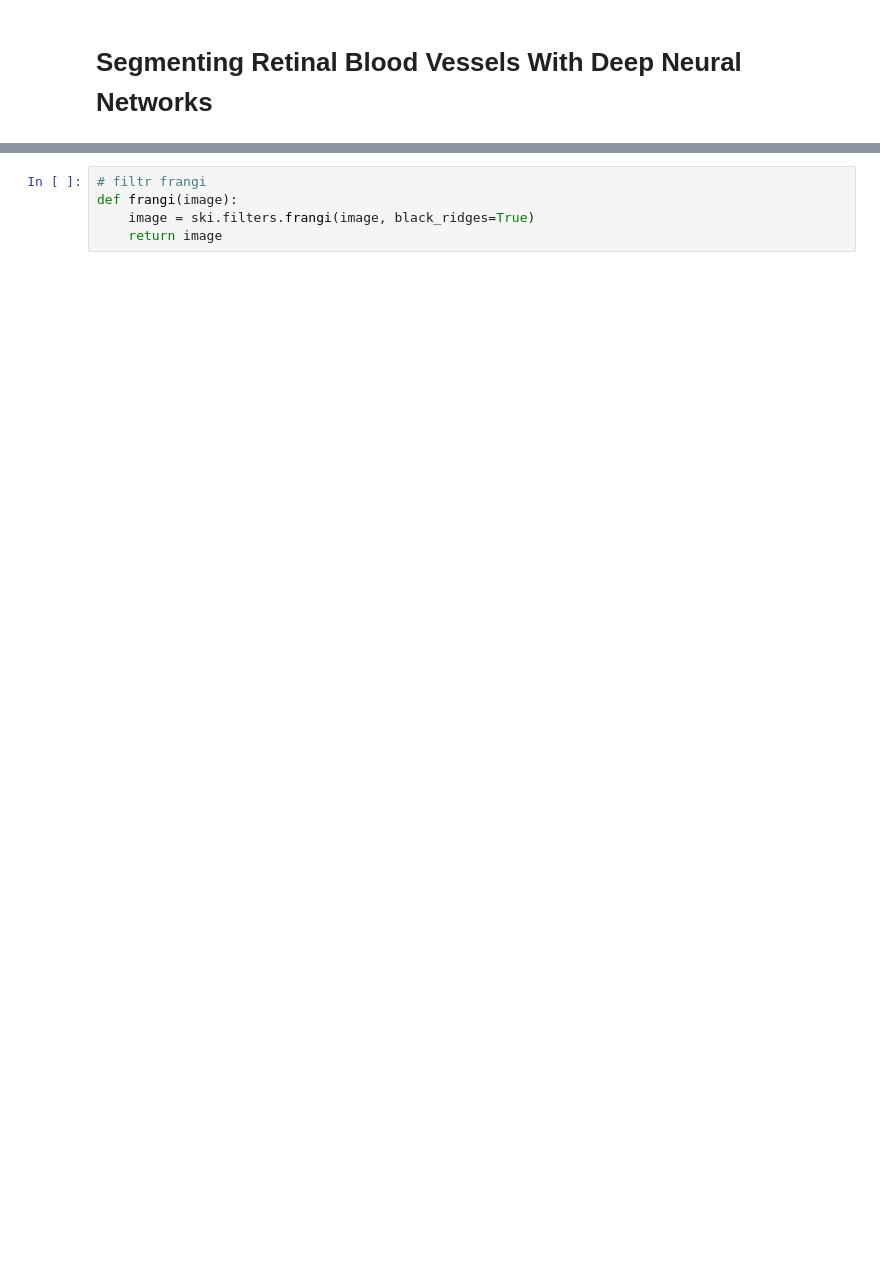
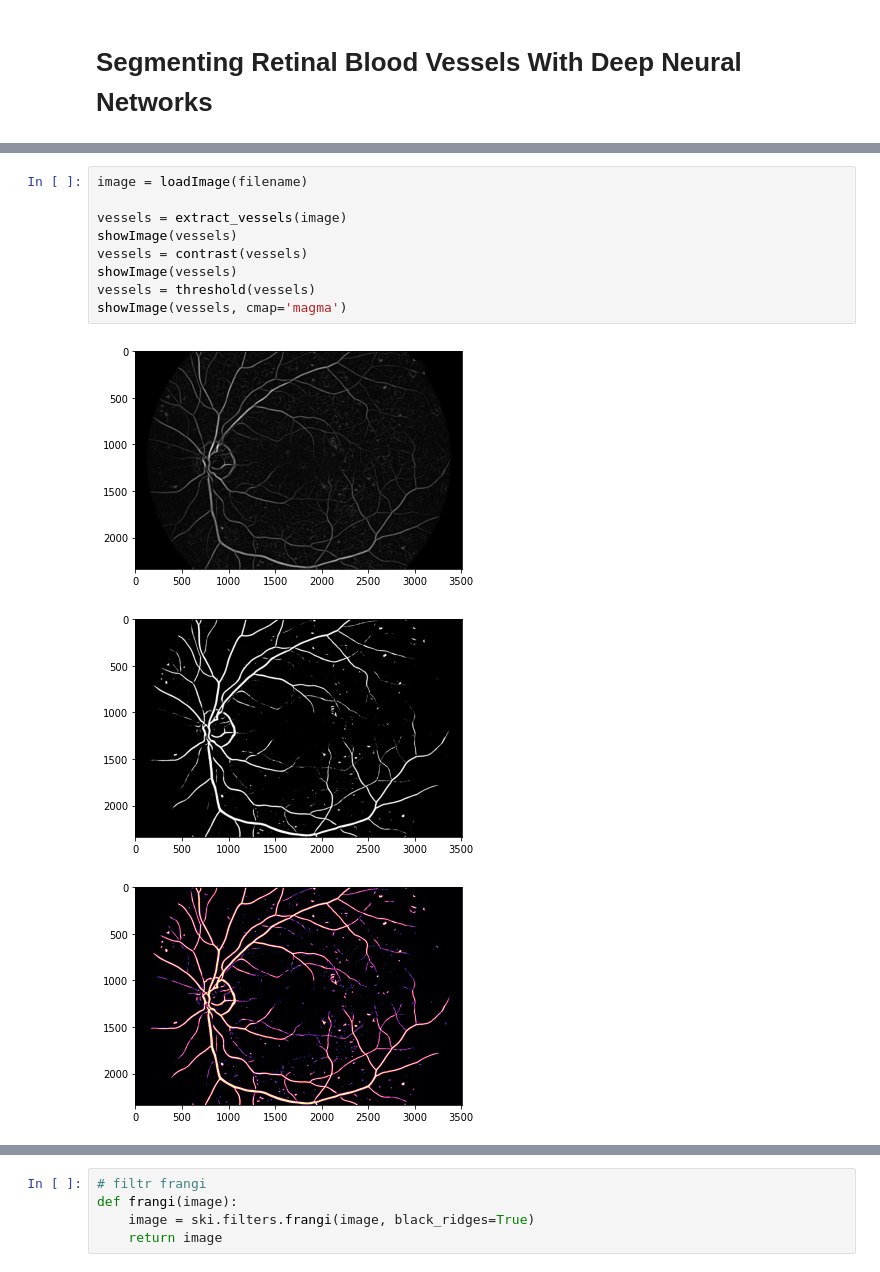
Before and after one commit to HelenaMaslowska/Segmenting-Retinal-Blood-Vessels-With-Deep-Neural-NetworksPlik, a Jupyter notebook: eye.ipynb, the cells around one changed output, grey strips where cells are left out. Cells and saved outputs as stored; diff of their text form; blank space fills up the shorter version.

```diff
--- a/eye.ipynb
+++ b/eye.ipynb
@@ -16,0 +75,13 @@ mask = loadImageTif(mask_filename)
+# %%
+image = loadImage(filename)
+
+vessels = extract_vessels(image)
+showImage(vessels)
+vessels = contrast(vessels)
+showImage(vessels)
+vessels = threshold(vessels)
+showImage(vessels, cmap='magma')
+# %% [output]
+[figure, added]
+[figure, added]
+[figure, added]
```
Also changed, not shown: parts of 19 cells of this notebook, 3 other files.
